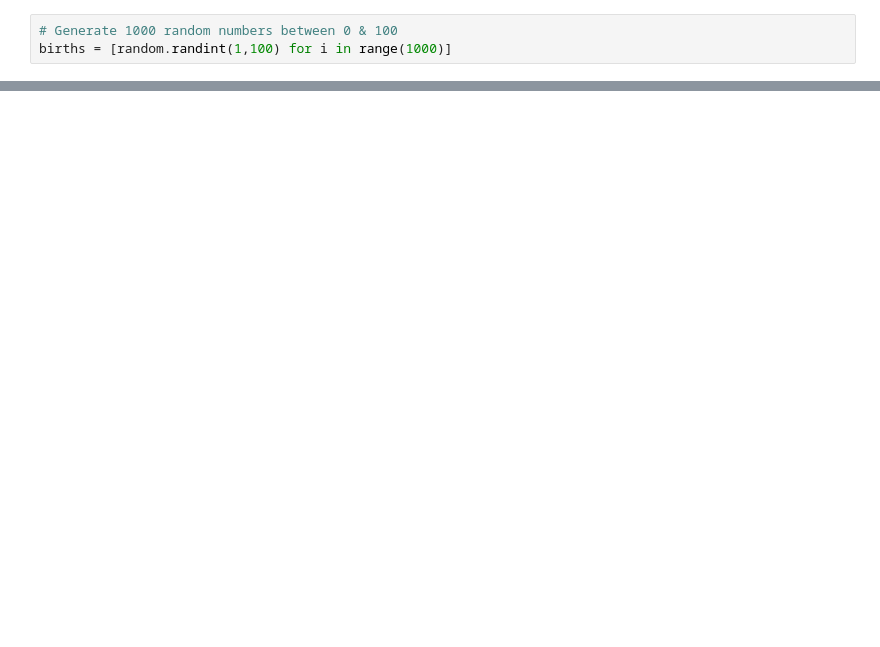
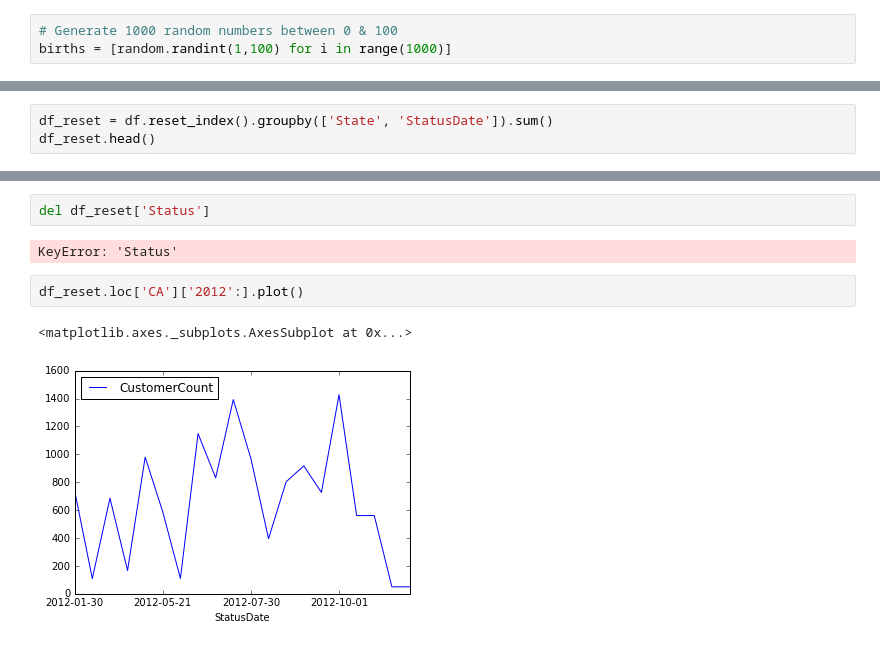
Before and after one commit to soutik/Learning-Python, a Jupyter notebook: Learning Pandas.ipynb, the cells around one changed output, grey strips where cells are left out. Saved outputs shown, nothing was run; the diff lists cells and outputs as text; blank space fills up the shorter version.

```diff
--- a/Learning Pandas.ipynb
+++ b/Learning Pandas.ipynb
@@ -165,0 +244,3 @@ NameError: name 'ylabel' is not defined
+# %%
+df_reset = df.reset_index().groupby(['State', 'StatusDate']).sum()
+df_reset.head()
@@ -165,0 +255,9 @@ NameError: name 'ylabel' is not defined
+# %%
+del df_reset['Status']
+# %% [output]
+KeyError: 'Status'
+# %%
+df_reset.loc['CA']['2012':].plot()
+# %% [output]
+<matplotlib.axes._subplots.AxesSubplot at 0x...>
+[figure, added]
```
Also changed, not shown: parts of 20 cells of this notebook, 17 other files.
